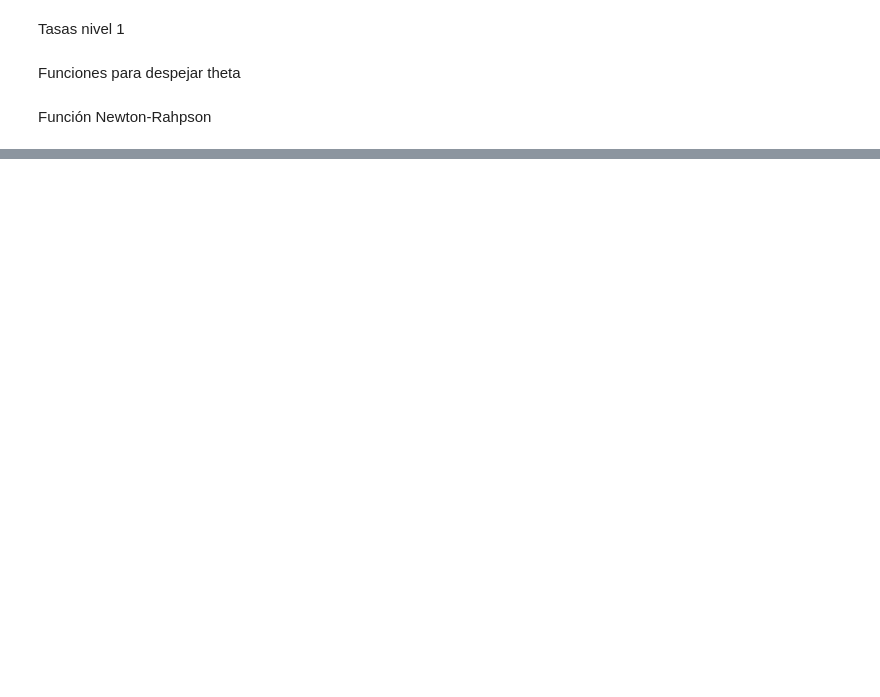
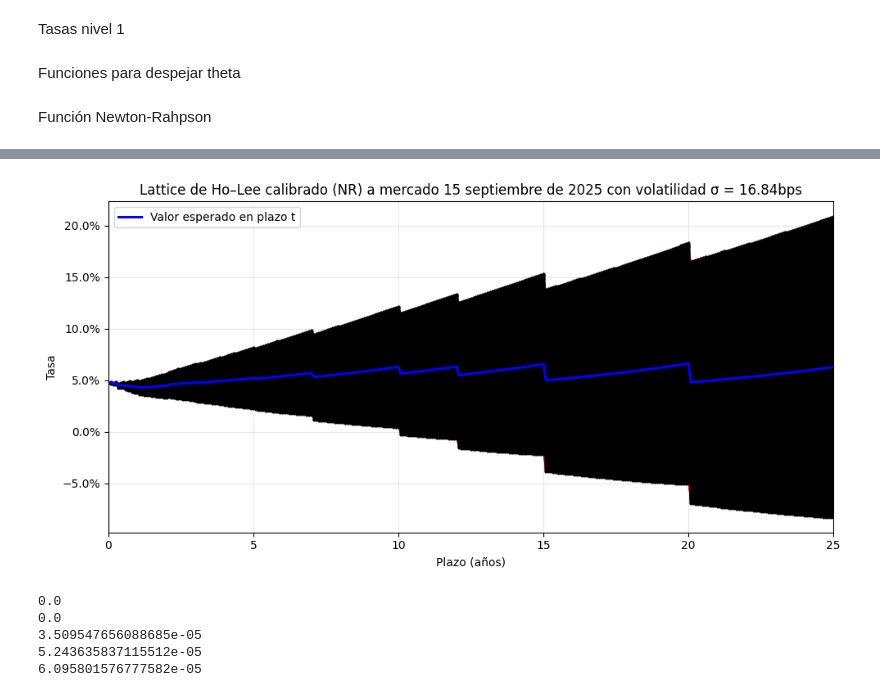
Before and after one commit to vgalfaro/capstone, a Jupyter notebook: holee_simple.ipynb, the cells around one changed output, grey strips where cells are left out. Drawn from its saved outputs; the diff is of its cells as text; code cells hidden in the pictures; blank space fills up the shorter version.

```diff
--- a/holee_simple.ipynb
+++ b/holee_simple.ipynb
@@ -84,0 +246,14 @@ ab_ident(1.140361500133895, 1, P, Q, r, dt, sigma)
+# %%
+s = sigma
+plot_ho_lee_lattice(r, dt=1/12, sigma = s, mostrar_esperanza=True)
+# %% [output]
+[figure, added]
+# %%
+for i in range(N):
+    print(sum(Q[:,i])-P[i])
+# %% [output]
+0.0
+0.0
+3.509547656088685e-05
+5.243635837115512e-05
+6.095801576777582e-05
```
Also changed, not shown: parts of 16 cells of this notebook, 3 other files.
